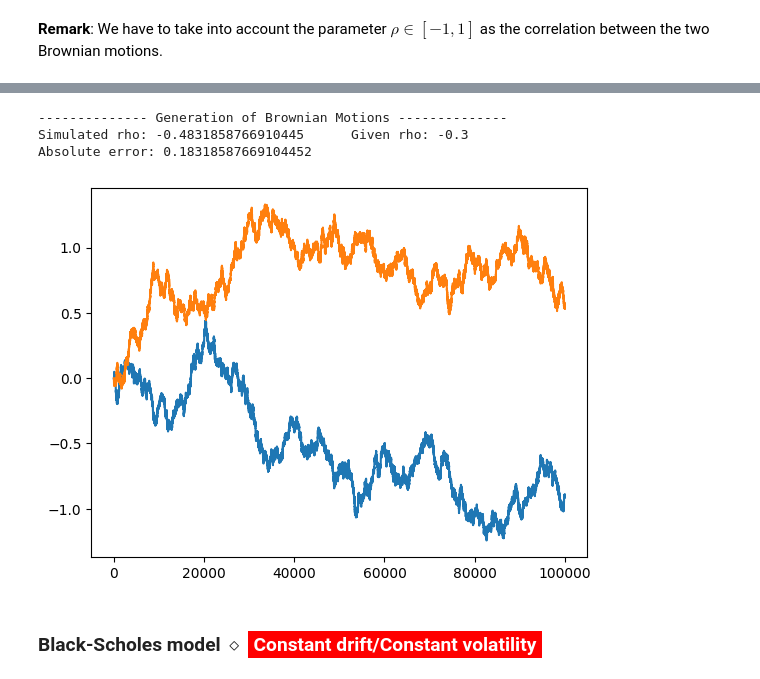
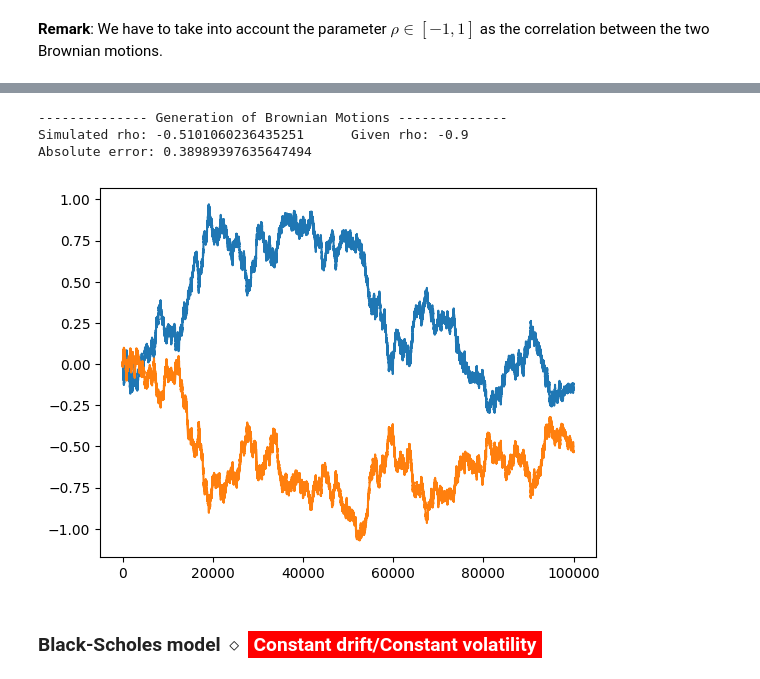
Before and after one commit to lcsrodriguez/CuttingEdge-Milliman, a Jupyter notebook: main.ipynb, the cells around one changed output, grey strips where cells are left out. Cells and saved outputs as stored; diff of their text form; code cells hidden in the pictures.

```diff
--- a/main.ipynb
+++ b/main.ipynb
@@ -241,12 +241,12 @@ Absolute error: 0.007972385097426038
 # %%
 # Generation of Brownian motions (Cumulative sum of Gaussian increments)
-for path in Utils.generate_correlated_brownians(rho=-0.3):
+for path in Utils.generate_correlated_brownians(rho=-0.9):
     plt.plot(path)
 # %% [output]
 -------------- Generation of Brownian Motions --------------
-Simulated rho: -0.4831858766910445      Given rho: -0.3
-Absolute error: 0.18318587669104452
+Simulated rho: -0.5101060236435251      Given rho: -0.9
+Absolute error: 0.38989397635647494
-[figure, old version]
+[figure, new version]
 # %% [markdown]
 ### Black-Scholes model $\diamond$ <span style="background:red; color:white; padding: 2px 6px">Constant drift/Constant volatility</span>
 # %%
```
Also changed, not shown: parts of 12 cells of this notebook, 3 other files.
